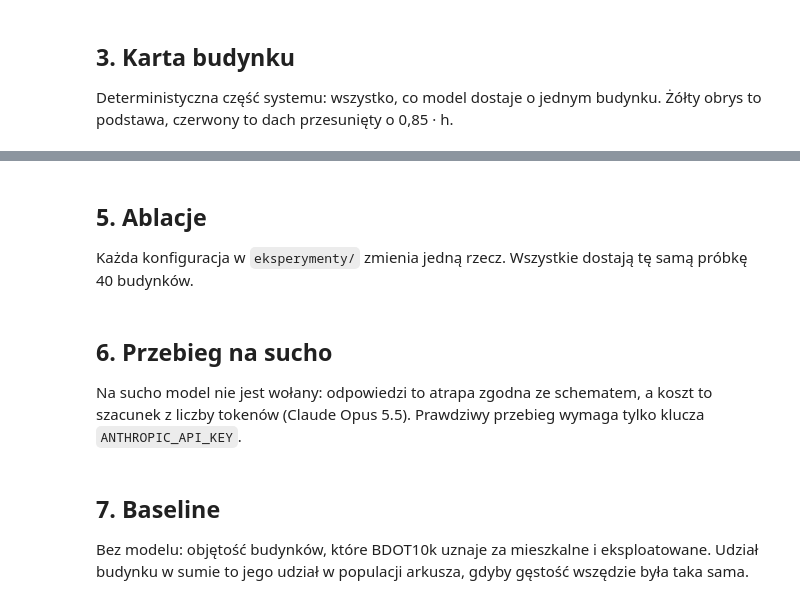
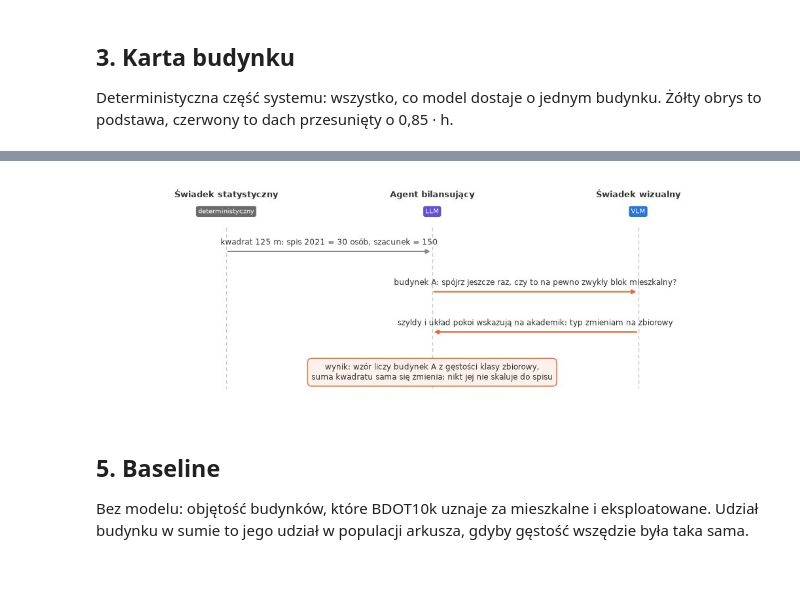
Before and after one commit to wust-terrain/wroclaw-population-agents, a Jupyter notebook: notebooks/proof_of_concept.ipynb, the cells around one changed output, grey strips where cells are left out. Saved outputs shown, nothing was run; the diff lists cells and outputs as text; code cells hidden in the pictures; blank space fills up the shorter version.

```diff
--- a/notebooks/proof_of_concept.ipynb
+++ b/notebooks/proof_of_concept.ipynb
@@ -225,29 +230,24 @@ Jedna runda rozmowy w pętli uzgadniania. To plan, liczby są przykładowe.
 # %%
-UCZESTNICY = [("Świadek statystyczny", "deterministyczny"), ("Agent bilansujący", "LLM"),
-              ("Świadek wizualny", "VLM"), ("Agent rubryki", "LLM")]
-WIADOMOSCI = [(0, 1, "kwadrat 250 m: NSP 2021 = 640 osób, suma predykcji = 910"),
-              (1, 2, "budynki A i B dają razem 300 osób. Czy stały tu w 2021?"),
-              (2, 1, "A i B to nowe bloki, zamieszkane; reszta bez zmian"),
-              (1, 3, "bez A i B wychodzi 610 wobec 640. Czy gęstość kamienic nie jest za niska?"),
-              (3, 1, "kamienica: 2,4 → 2,5 osoby na 100 m²")]
+UCZESTNICY = [("Świadek statystyczny", "deterministyczny"), ("Agent bilansujący", "LLM"), ("Świadek wizualny", "VLM")]
+WIADOMOSCI = [(0, 1, "kwadrat 125 m: spis 2021 = 30 osób, szacunek = 150"),
+              (1, 2, "budynek A: spójrz jeszcze raz, czy to na pewno zwykły blok mieszkalny?"),
+              (2, 1, "szyldy i układ pokoi wskazują na akademik: typ zmieniam na zbiorowy")]
 
-fig, ax = plt.subplots(figsize=(15, 5.6))
+fig, ax = plt.subplots(figsize=(13, 4.4))
 for i, (nazwa, typ) in enumerate(UCZESTNICY):
     ax.text(i, 0.35, nazwa, ha="center", fontsize=9.5, weight="bold", color=TUSZ)
     ax.text(i, -0.05, typ, ha="center", fontsize=7.5, color="white",
             bbox=dict(boxstyle="round,pad=0.3", fc=TYP[typ], ec="none"))
     ax.plot([i, i], [-0.4, -len(WIADOMOSCI) - 1.4], color="#c8c8c8", lw=1, ls=(0, (4, 3)), zorder=0)
 for n, (a, b, tekst) in enumerate(WIADOMOSCI, start=1):
     y = -n
     kolor = ROZMOWA if 0 not in (a, b) else "#8a8a8a"
     ax.annotate("", xy=(b, y), xytext=(a, y), arrowprops=dict(arrowstyle="-|>", color=kolor, lw=1.6))
     ax.text((a + b) / 2, y + 0.12, tekst, ha="center", va="bottom", fontsize=8.5, color=TUSZ)
-ax.text(1, -len(WIADOMOSCI) - 1, "wynik: stare budynki zgadzają się z 2021,\nnowe osiedle dokłada 300 osób ponad sumę z 2021",
+ax.text(1, -len(WIADOMOSCI) - 1, "wynik: wzór liczy budynek A z gęstości klasy zbiorowy,\nsuma kwadratu sama się zmienia; nikt jej nie skaluje do spisu",
         ha="center", va="center", fontsize=8.5, color=TUSZ, bbox=dict(boxstyle="round,pad=0.5", fc="#fdf1ec", ec=ROZMOWA))
-ax.set(xlim=(-0.6, 3.6), ylim=(-len(WIADOMOSCI) - 1.8, 0.7))
+ax.set(xlim=(-0.6, 2.6), ylim=(-len(WIADOMOSCI) - 1.8, 0.7))
 ax.set_axis_off()
 plt.show()
+# %% [output]
+[figure, added]
-# %% [markdown]
-## 5. Ablacje
-
-Każda konfiguracja w `eksperymenty/` zmienia jedną rzecz. Wszystkie dostają tę samą próbkę 40 budynków.
@@ -281,4 +253,0 @@ plt.show()
-# %% [markdown]
-## 6. Przebieg na sucho
-
-Na sucho model nie jest wołany: odpowiedzi to atrapa zgodna ze schematem, a koszt to szacunek z liczby tokenów (Claude Opus 5.5). Prawdziwy przebieg wymaga tylko klucza `ANTHROPIC_API_KEY`.
@@ -298,5 +254,5 @@ plt.show()
 # %% [markdown]
-## 7. Baseline
+## 5. Baseline
 
 Bez modelu: objętość budynków, które BDOT10k uznaje za mieszkalne i eksploatowane. Udział budynku w sumie to jego udział w populacji arkusza, gdyby gęstość wszędzie była taka sama.
 # %%
```
Also changed, not shown: parts of 30 cells of this notebook, 47 other files.
